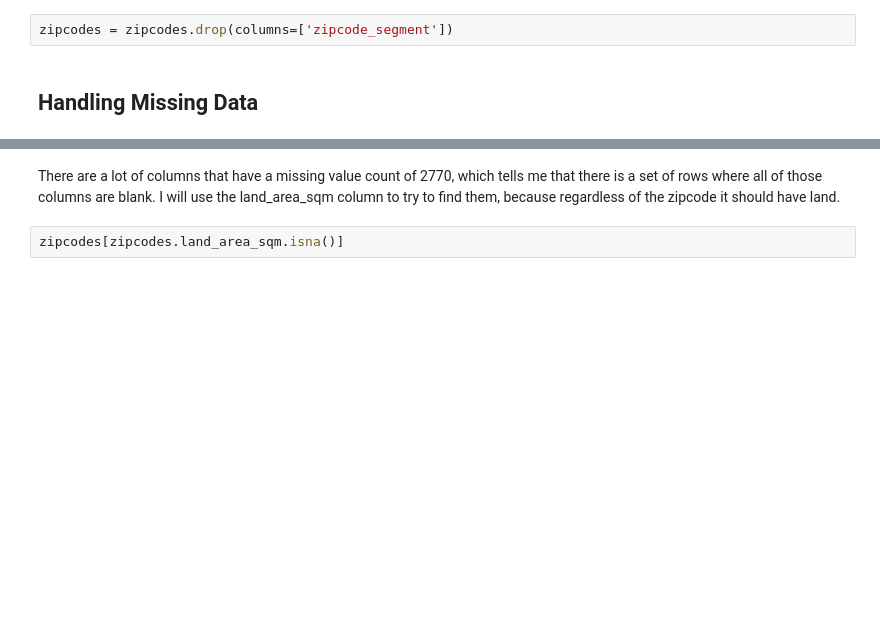
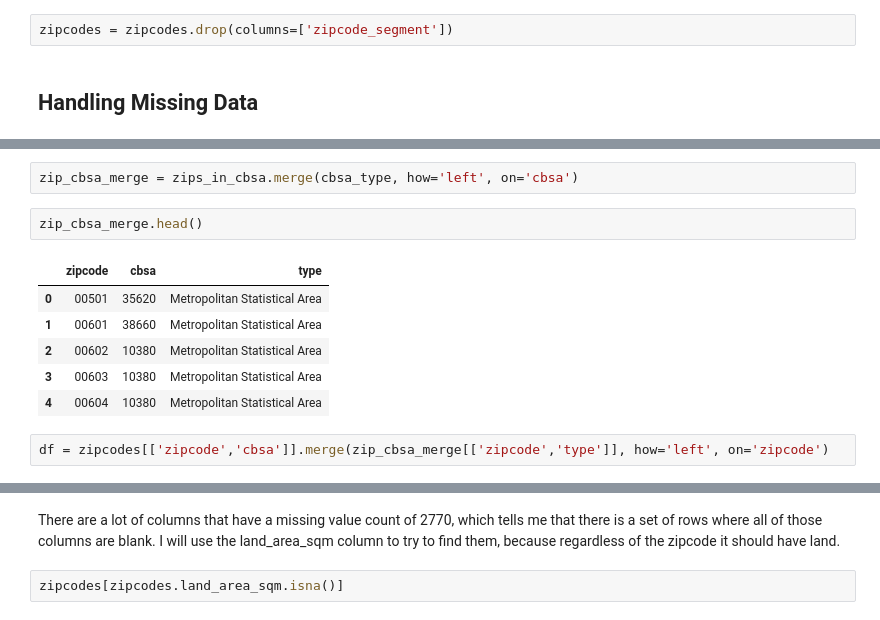
Before and after one commit to Williamdst/Bike-Share-USA, a Jupyter notebook: V_Prediction.ipynb, the cells around one changed output, grey strips where cells are left out. Cells and saved outputs as stored; diff of their text form; blank space fills up the shorter version.

```diff
--- a/V_Prediction.ipynb
+++ b/V_Prediction.ipynb
@@ -149,0 +175,13 @@ dtype: int64
+# %%
+zip_cbsa_merge = zips_in_cbsa.merge(cbsa_type, how='left', on='cbsa')
+# %%
+zip_cbsa_merge.head()
+# %% [output]
+|  | zipcode | cbsa | type |
+| 0 | 00501 | 35620 | Metropolitan Statistical Area |
+| 1 | 00601 | 38660 | Metropolitan Statistical Area |
+| 2 | 00602 | 10380 | Metropolitan Statistical Area |
+| 3 | 00603 | 10380 | Metropolitan Statistical Area |
+| 4 | 00604 | 10380 | Metropolitan Statistical Area |
+# %%
+df = zipcodes[['zipcode','cbsa']].merge(zip_cbsa_merge[['zipcode','type']], how='left', on='zipcode')
```
Also changed, not shown: parts of 18 cells of this notebook, 1 other file.
